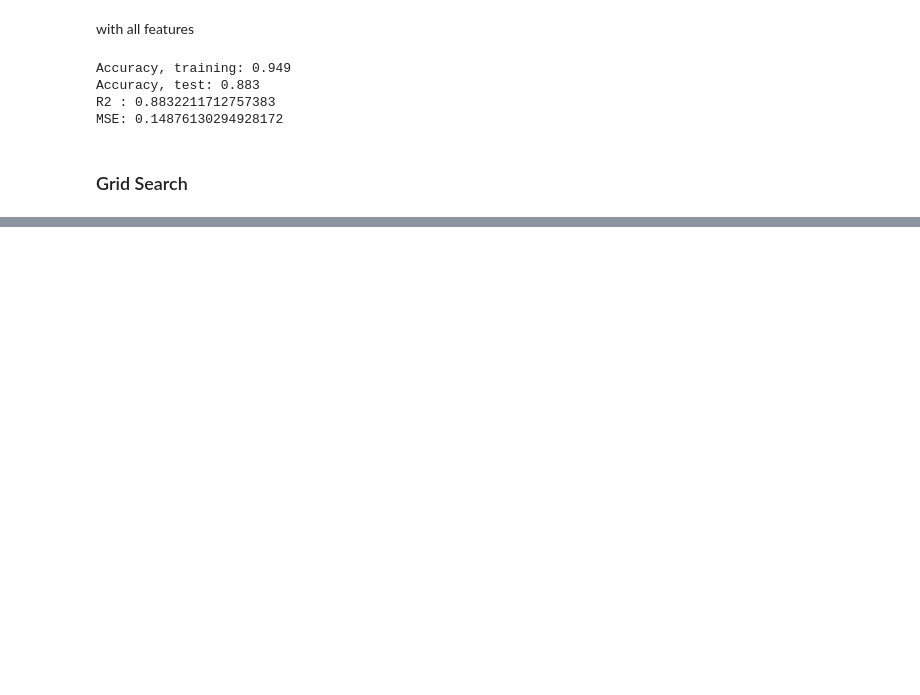
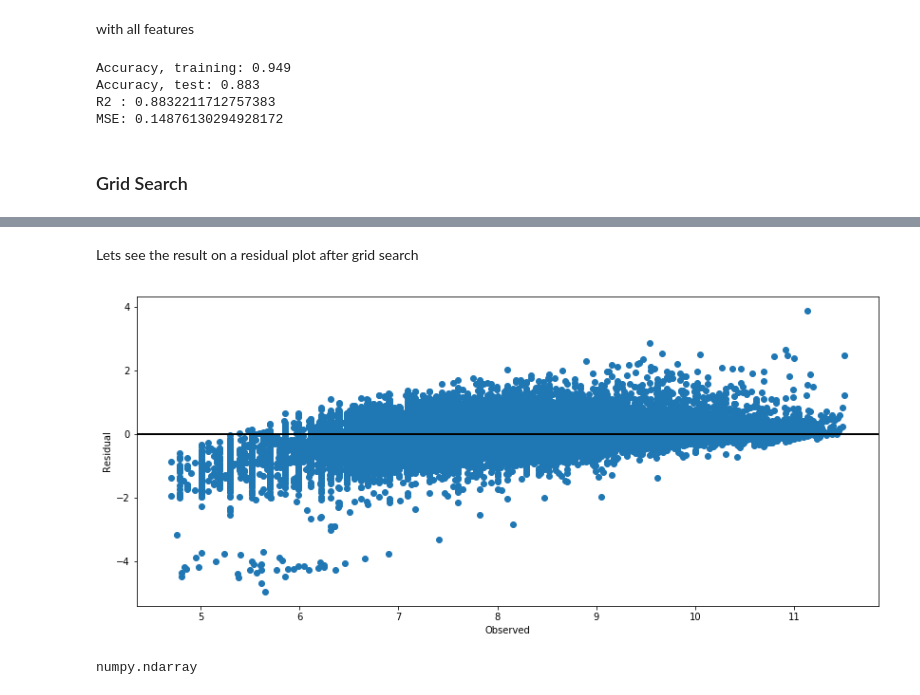
Before and after one commit to kaganilter/PROJECTS, a Jupyter notebook: CAPSTONE PROJECT1/CAPSTONE PROJECT1_MILESTONE REPORT.ipynb, the cells around one changed output, grey strips where cells are left out. Saved outputs shown, nothing was run; the diff lists cells and outputs as text; code cells hidden in the pictures; blank space fills up the shorter version.

```diff
--- a/CAPSTONE PROJECT1/CAPSTONE PROJECT1_MILESTONE REPORT.ipynb
+++ b/CAPSTONE PROJECT1/CAPSTONE PROJECT1_MILESTONE REPORT.ipynb
@@ -972,0 +970,17 @@ ax.set_xlabel('Original Values')
+# %% [markdown]
+Lets see the result on a residual plot after grid search
+# %%
+prdct = grs.best_estimator_.predict(X_test2)
+rsdl = y_test2 - prdct
+fig, ax = plt.subplots(figsize=(14,6))
+ax.scatter(y_test2, rsdl)
+ax.axhline(lw=2,color='black')
+ax.set_xlabel('Observed')
+ax.set_ylabel('Residual')
+plt.show()
+# %% [output]
+[figure, added]
+# %%
+type(prdct)
+# %% [output]
+numpy.ndarray
```
Also changed, not shown: parts of 5 cells of this notebook.
